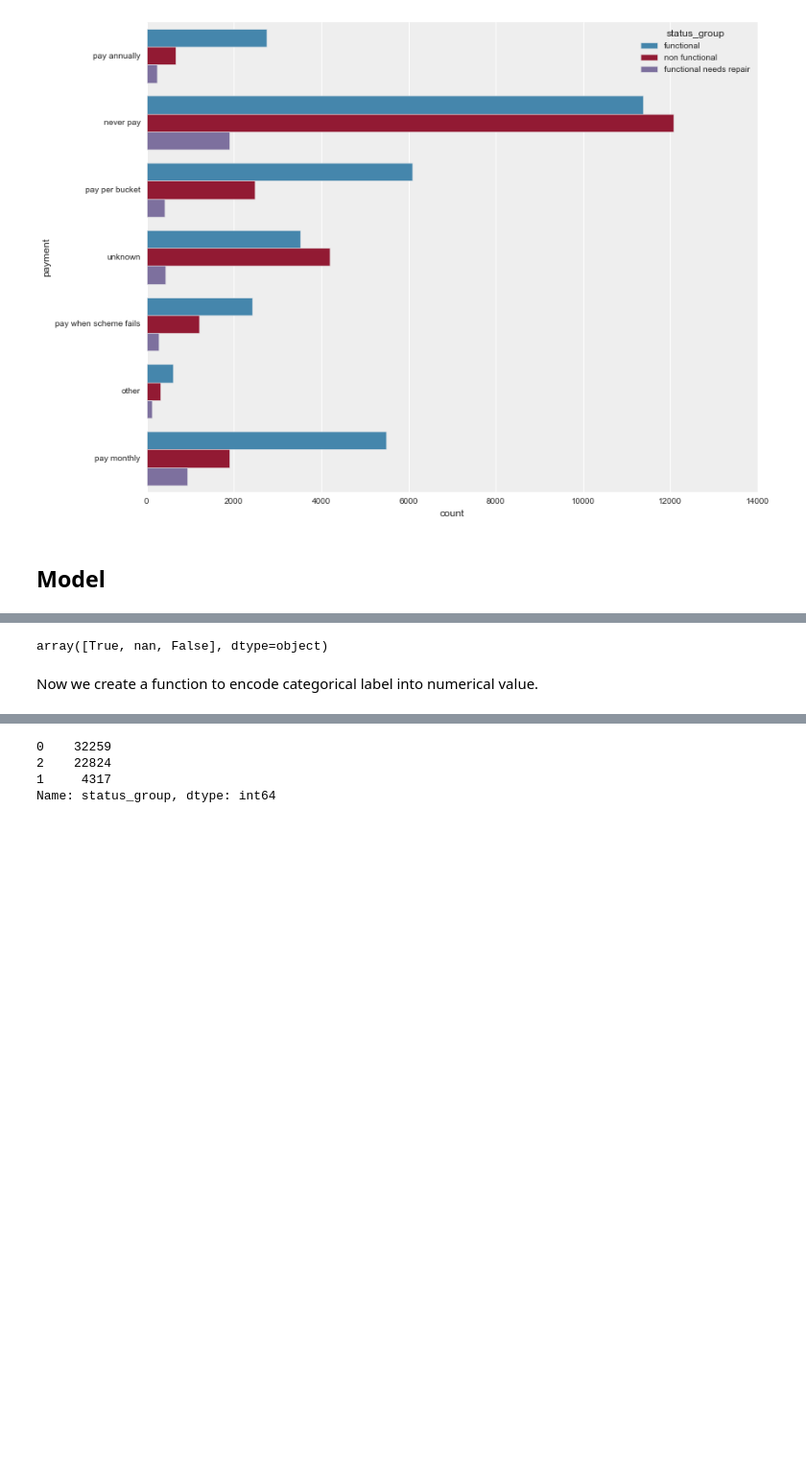
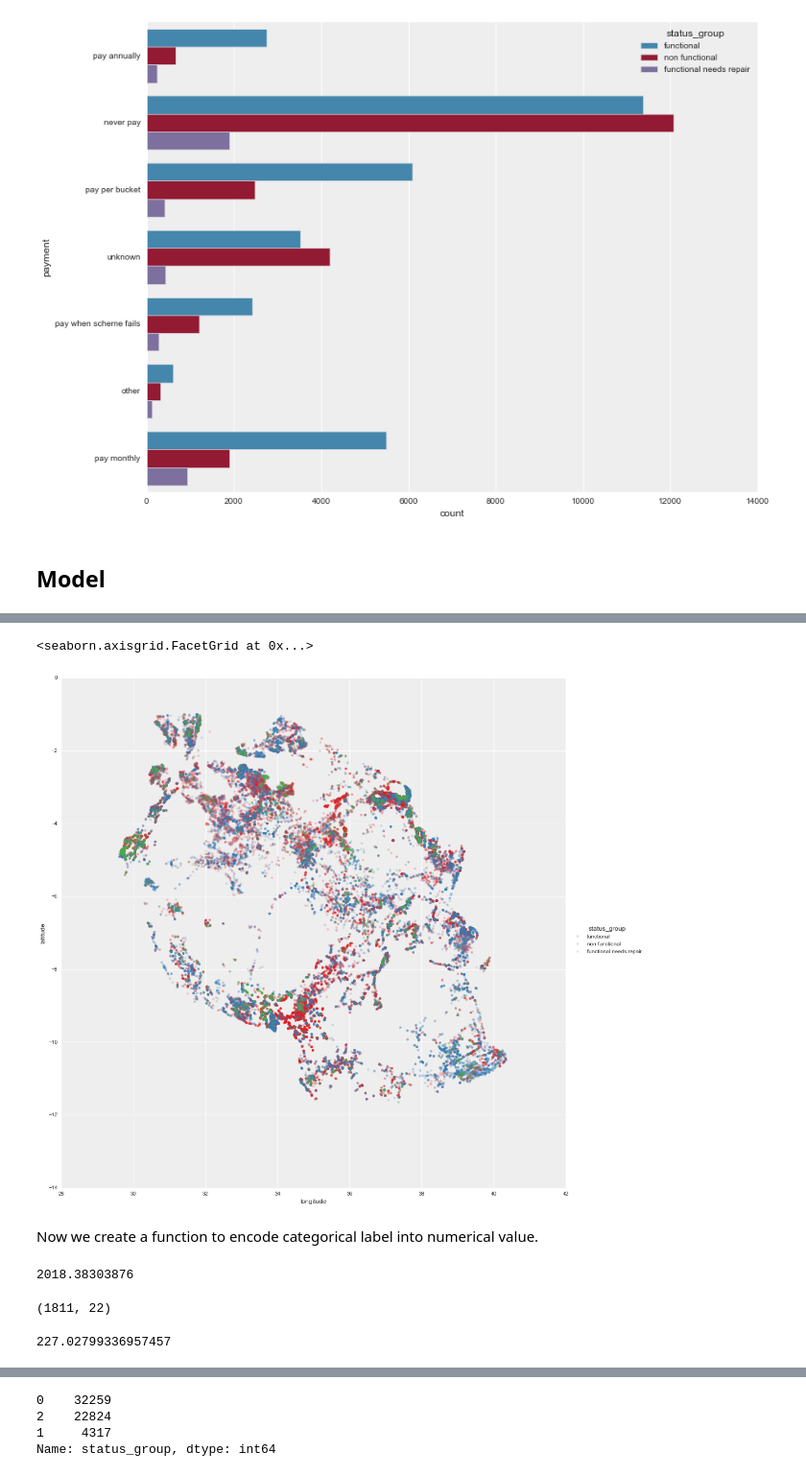
Before and after one commit to du-phan/Pump-it-Up, a Jupyter notebook: Pump_it_up.ipynb, the cells around one changed output, grey strips where cells are left out. Shown at 96% size. Saved outputs shown, nothing was run; the diff lists cells and outputs as text; code cells hidden in the pictures; blank space fills up the shorter version.

```diff
--- a/Pump_it_up.ipynb
+++ b/Pump_it_up.ipynb
@@ -468,0 +467,24 @@ drop_list = ['ward','subvillage','wpt_name','installer','funder', 'date_recorded
+# %%
+drop_list = ['wpt_name', 'date_recorded', 'num_private', 'region',
+             'extraction_type_class', 'extraction_type_group', 'recorded_year', 'construction_year',
+             'source', 'source_class', 'quality_group', 'quantity_group', 'payment', 'management_group',
+             'waterpoint_type_group', 'public_meeting', 'recorded_by', 'funder', 'installer']
+# %%
+def regroup_categorical_value(df, feature_list, reduce_ratio=.3):
+
+    new_df = df.copy()
+
+    for feature in feature_list:
+        # First we replace nan value by 'other' value
+        new_df[feature] = new_df[feature].fillna('other')
+
+        value_count_list = new_df[feature].value_counts(normalize=True)*100
+        num_unique_value = len(new_df[feature].unique())
+
+        # Then we need to find the threshold, we will aim to reduce the number of unique values to reduce_ratio
+        threshold = value_count_list[int(num_unique_value * reduce_ratio)]
+
+        new_df[feature] = new_df[feature].apply(lambda x: "other" if (value_count_list[str(x)] < threshold)
+                                                                  else x)
+
+    return new_df
@@ -468,0 +503,5 @@ drop_list = ['ward','subvillage','wpt_name','installer','funder', 'date_recorded
+# %%
+regroup_feature_list = ['ward', 'subvillage']
+
+tr = regroup_categorical_value(train_set, regroup_feature_list)
+te = regroup_categorical_value(test_set, regroup_feature_list)
@@ -469,2 +511,3 @@ drop_list = ['ward','subvillage','wpt_name','installer','funder', 'date_recorded
 # %%
-train = train_set.drop(drop_list, axis=1)
+train = tr.drop(drop_list, axis=1)
+test = te.drop(drop_list, axis=1)
@@ -477,4 +513,0 @@ array([True, nan, False], dtype=object)
-# %%
-test_set.public_meeting.unique()
-# %% [output]
-array([True, nan, False], dtype=object)
@@ -481,3 +527,9 @@ array([True, nan, False], dtype=object)
+# %%
+sns.lmplot(x='longitude', y='latitude', hue='status_group', data=train[train.longitude>10], fit_reg=False, size=14,
+           scatter_kws={'alpha':0.2}, palette="Set1")
+# %% [output]
+<seaborn.axisgrid.FacetGrid at 0x...>
+[figure, added]
 # %% [markdown]
 Now we create a function to encode categorical label into numerical value.
 # %%
@@ -498 +559,9 @@ def encode_label(train_df, test_df):
     return new_train_df, new_test_df
+# %%
+quantile_info = train1.amount_tsh.describe()
+threshold = quantile_info['75%'] + quantile_info['std']/1.5
+print threshold
+train1[train1.amount_tsh>threshold].shape
+# %% [output]
+2018.38303876
+(1811, 22)
@@ -498,0 +571,4 @@ def encode_label(train_df, test_df):
+# %%
+threshold
+# %% [output]
+227.02799336957457
```
Also changed, not shown: parts of 42 cells of this notebook, 1 other file.
